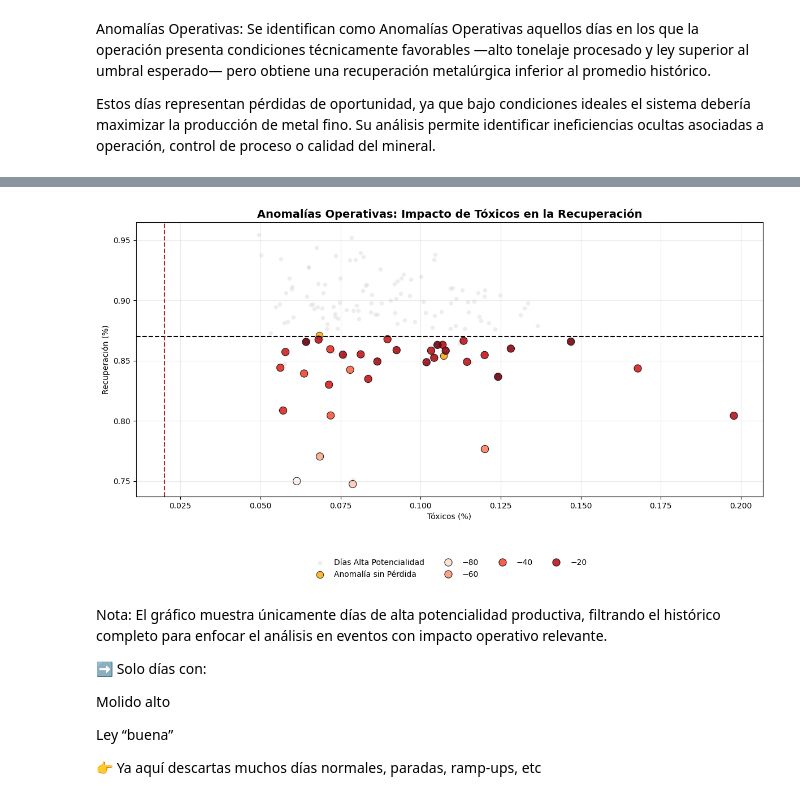
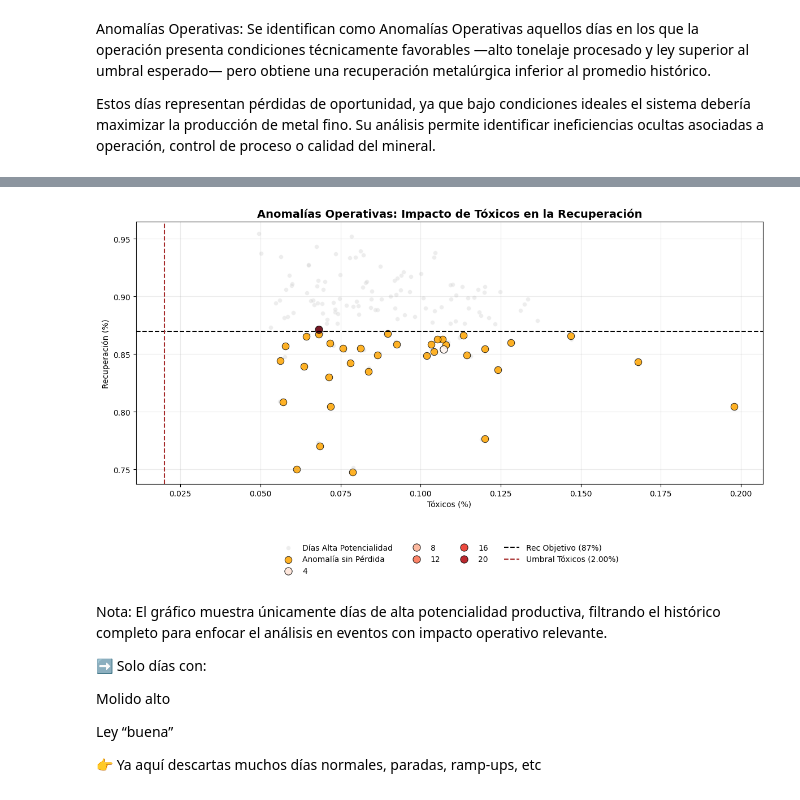
Before and after one commit to raultyv/Machine_learning, a Jupyter notebook: RF_plan_mensual.ipynb, the cells around one changed output, grey strips where cells are left out. Cells and saved outputs as stored; diff of their text form; code cells hidden in the pictures.

```diff
--- a/RF_plan_mensual.ipynb
+++ b/RF_plan_mensual.ipynb
@@ -752,37 +745,63 @@ Se detectaron 36 días con condiciones ideales pero baja eficiencia.
 # %%
 ## influencia con el porcentaje de toxicos
+import numpy as np
 import matplotlib.pyplot as plt
 import seaborn as sns
 
-plt.figure(figsize=(10, 6))
+# ===============================
+# 1. PARÁMETROS EDITABLES
+# ===============================
+REC_OBJETIVO = 0.87      # Recuperación objetivo
+TOX_UMBRAL   = 0.02      # Umbral de tóxicos
+SEED_JITTER  = 42
 
-# Graficamos todos los días potenciales
-sns.scatterplot(data=dias_potenciales, x='Tox_Pct', y='Rec_Pct', color='gray', alpha=0.3, label='Días Normales Alta Ley')
+# ===============================
+# 2. COPIAS SEGURAS (no tocar originales)
+# ===============================
+dias_normales = dias_potenciales.copy()
+dias_atipicos = dias_atipicos.copy()
 
-# Resaltamos los días atípicos (Anomalías)
-sns.scatterplot(data=dias_atipicos, x='Tox_Pct', y='Rec_Pct', color='red', s=100, label='ANOMALÍAS (Pérdida Operativa)')
+# ===============================
+# 3. VALIDACIÓN DE COLUMNAS CLAVE
+# ===============================
+columnas_necesarias = {'Tox_Pct', 'Rec_Pct', 'Perdida_t'}
+faltantes = columnas_necesarias - set(dias_atipicos.columns)
 
-plt.axhline(0.87, color='black', linestyle='--', label='Media de Rec (87%)')
-plt.title('Análisis de Anomalías: ¿Fue por Tóxicos?')
-plt.legend()
-plt.show()
+if faltantes:
+    raise ValueError(f"Faltan columnas en dias_atipicos: {faltantes}")
 
-##
-import numpy as np
+# ===============================
+# 4. CLASIFICACIÓN DE ANOMALÍAS
+# ===============================
+dias_atipicos['Tipo_Anomalia'] = np.where(
+    dias_atipicos['Perdida_t'] > 0,
+    'Anomalía con Pérdida',
+    'Anomalía sin Pérdida'
+)
 
-# Copia para no tocar los datos originales
-dias_plot = dias_atipicos.copy()
+# ===============================
+# 5. JITTER (solo visual)
+# ===============================
+np.random.seed(SEED_JITTER)
 
-# Jitter leve SOLO para visualización
-np.random.seed(42)
-dias_plot['Tox_jitter'] = dias_plot['Tox_Pct'] + np.random.normal(0, 0.0007, len(dias_plot))
-dias_plot['Rec_jitter'] = dias_plot['Rec_Pct'] + np.random.normal(0, 0.002, len(dias_plot))
+dias_atipicos['Tox_jitter'] = (
+    dias_atipicos['Tox_Pct'] +
+    np.random.normal(0, 0.0007, len(dias_atipicos))
+)
 
+dias_atipicos['Rec_jitter'] = (
+    dias_atipicos['Rec_Pct'] +
+    np.random.normal(0, 0.002, len(dias_atipicos))
+)
+
+# ===============================
+# 6. GRÁFICO
+# ===============================
 plt.figure(figsize=(12, 7))
 
-# Días normales
+# Días normales (fondo)
 sns.scatterplot(
-    data=dias_potenciales,
+    data=dias_normales,
     x='Tox_Pct',
     y='Rec_Pct',
     color='lightgray',
@@ -793,54 +812,72 @@ sns.scatterplot(
 
 # Anomalías SIN pérdida
 sns.scatterplot(
-    data=dias_plot[dias_plot['Tipo_Anomalia'] == 'Anomalía sin Pérdida'],
+    data=dias_atipicos[dias_atipicos['Tipo_Anomalia'] == 'Anomalía sin Pérdida'],
     x='Tox_jitter',
     y='Rec_jitter',
     color='orange',
     s=80,
     edgecolor='black',
-    alpha=0.8,
+    alpha=0.85,
     label='Anomalía sin Pérdida'
 )
 
-# Anomalías CON pérdida → COLOR = severidad
+# Anomalías CON pérdida (severidad)
 sns.scatterplot(
-    data=dias_plot[dias_plot['Tipo_Anomalia'] == 'Anomalía con Pérdida'],
+    data=dias_atipicos[dias_atipicos['Tipo_Anomalia'] == 'Anomalía con Pérdida'],
     x='Tox_jitter',
     y='Rec_jitter',
     hue='Perdida_t',
     palette='Reds',
     s=90,
     edgecolor='black',
     alpha=0.9,
     legend='brief'
 )
 
-# Umbrales
-plt.axhline(0.87, color='black', linestyle='--', linewidth=1.5)
-plt.axvline(0.02, color='brown', linestyle='--', linewidth=1.5)
+# ===============================
+# 7. UMBRALES
+# ===============================
+plt.axhline(
+    REC_OBJETIVO,
+    color='black',
+    linestyle='--',
+    linewidth=1.5,
+    label=f'Rec Objetivo ({REC_OBJETIVO*100:.0f}%)'
+)
 
+plt.axvline(
+    TOX_UMBRAL,
+    color='brown',
+    linestyle='--',
+    linewidth=1.5,
+    label=f'Umbral Tóxicos ({TOX_UMBRAL:.2%})'
+)
+
+# ===============================
+# 8. ESTÉTICA FINAL
+# ===============================
 plt.title(
     'Anomalías Operativas: Impacto de Tóxicos en la Recuperación',
     fontsize=14,
     fontweight='bold'
 )
 
 plt.xlabel('Tóxicos (%)')
 plt.ylabel('Recuperación (%)')
 
 plt.legend(
     loc='upper center',
     bbox_to_anchor=(0.5, -0.2),
     ncol=4,
     frameon=False
 )
 
 plt.grid(True, alpha=0.25)
 plt.tight_layout()
 plt.show()
 # %% [output]
-[figure, old version]
+[figure, new version]
 # %% [markdown]
 Nota: El gráfico muestra únicamente días de alta potencialidad productiva, filtrando el histórico completo para enfocar el análisis en eventos con impacto operativo relevante.
 
```
Also changed, not shown: parts of 19 cells of this notebook.
